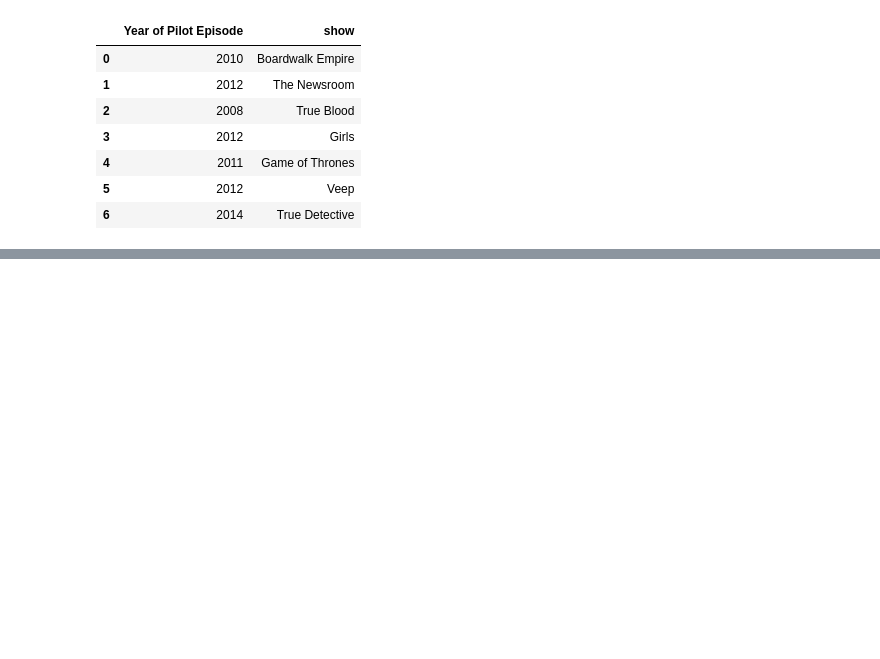
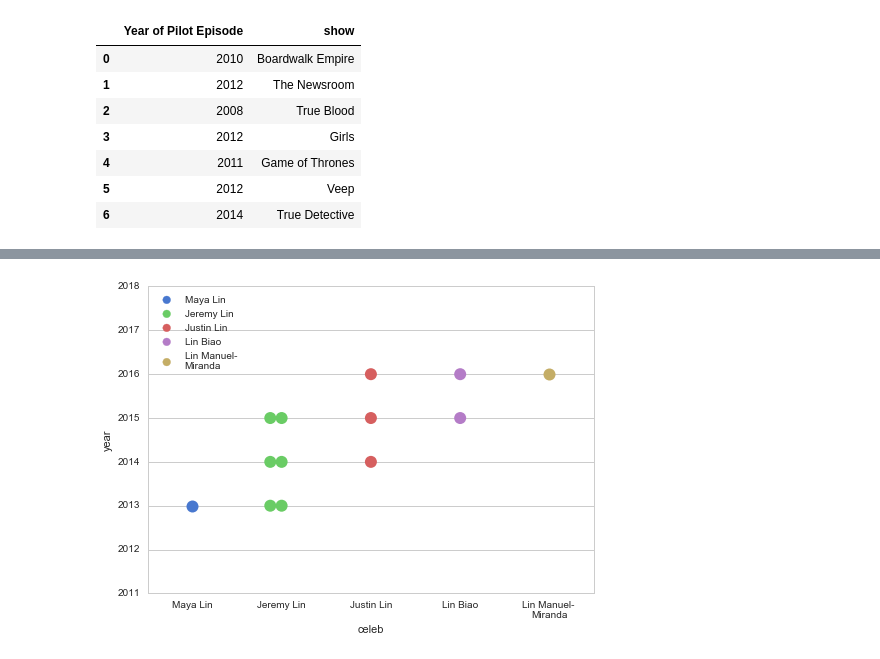
Before and after one commit to nycdatasci/bootcamp009_project, a Jupyter notebook: Project2-WebScraping/Rachelkogan/cw/HBO graph.ipynb, the cells around one changed output, grey strips where cells are left out. Saved outputs shown, nothing was run; the diff lists cells and outputs as text; code cells hidden in the pictures; blank space fills up the shorter version.

```diff
--- a/Project2-WebScraping/Rachelkogan/cw/HBO graph.ipynb
+++ b/Project2-WebScraping/Rachelkogan/cw/HBO graph.ipynb
@@ -104,0 +134,6 @@ HBO_joined
+# %%
+LIN = cw[(cw['answer']=='LIN')].sort_values(['cw_date']).reset_index(drop=True)
+
+LIN['celeb'] = ["Maya Lin", "Jeremy Lin", "Jeremy Lin", "Jeremy Lin", "Jeremy Lin", "Justin Lin", "Lin Biao", "Jeremy Lin",
+               "Justin Lin", "Jeremy Lin", "Lin Biao", "Lin Manuel- \nMiranda", "Justin Lin"]
+LIN
@@ -104,0 +155,16 @@ HBO_joined
+# %%
+sns.set(style="whitegrid", palette="muted")
+
+fig, ax = plt.subplots()
+ax.ticklabel_format(useOffset=False)
+
+sns.swarmplot(x="celeb", y="year", hue="celeb", data=LIN, size=12)
+plt.legend(loc='upper left')
+plt.xticks(rotation=0)
+
+plt.yticks(range(2011, 2019))
+
+
+plt.show()
+# %% [output]
+[figure, added]
```
Also changed, not shown: parts of 10 cells of this notebook, 15 other files.
